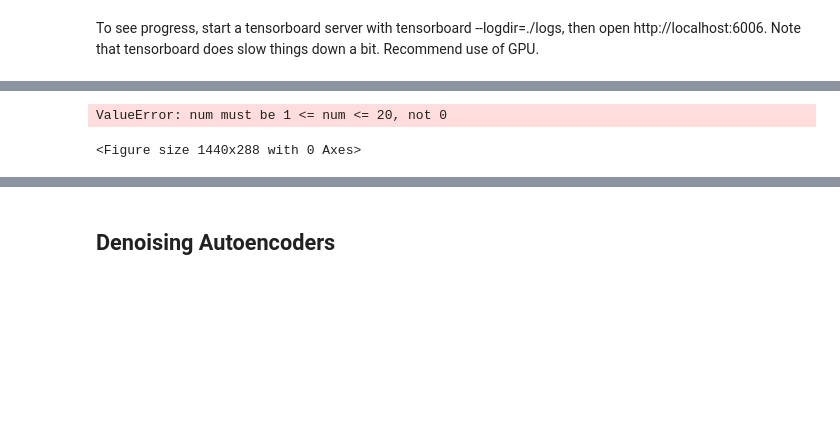
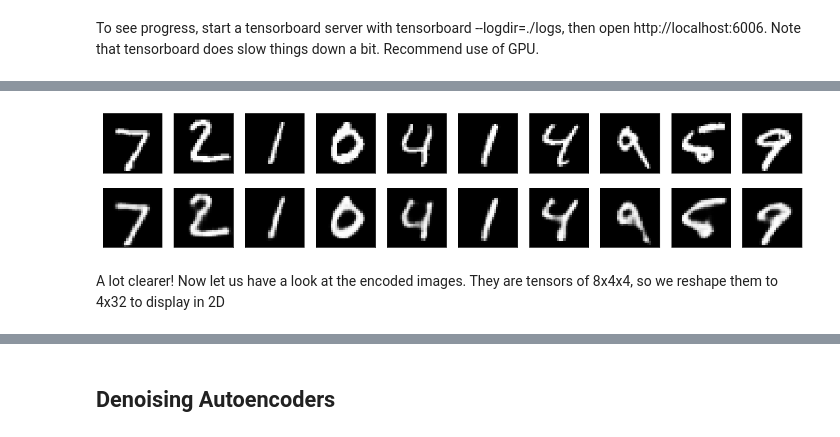
Before and after one commit to gmarchet/dnn-workshop, a Jupyter notebook: labs/autoencoders/autoencoders.ipynb, the cells around one changed output, grey strips where cells are left out. Drawn from its saved outputs; the diff is of its cells as text; code cells hidden in the pictures; blank space fills up the shorter version.

```diff
--- a/labs/autoencoders/autoencoders.ipynb
+++ b/labs/autoencoders/autoencoders.ipynb
@@ -327,22 +328,23 @@ Epoch 19/20
 # %%
 decoded_imgs = autoencoder.predict(x_test)
-
 n = 10
 plt.figure(figsize=(20, 4))
 for i in range(n):
     # display original
-    ax = plt.subplot(2, n, i)
+    ax = plt.subplot(2, n, i+1)
     plt.imshow(x_test[i].reshape(28, 28))
     plt.gray()
     ax.get_xaxis().set_visible(False)
     ax.get_yaxis().set_visible(False)
     # display reconstruction
-    ax = plt.subplot(2, n, i + n)
+    ax = plt.subplot(2, n, i + 1+ n)
     plt.imshow(decoded_imgs[i].reshape(28, 28))
     plt.gray()
     ax.get_xaxis().set_visible(False)
     ax.get_yaxis().set_visible(False)
 plt.show()
 # %% [output]
-ValueError: num must be 1 <= num <= 20, not 0
-<Figure size 1440x288 with 0 Axes>
+[figure, added]
+# %% [markdown]
+A lot clearer!
+Now let us have a look at the encoded images. They are tensors of 8x4x4, so we reshape them to 4x32 to display in 2D
```
Also changed, not shown: parts of 3 cells of this notebook, 1 other file.
